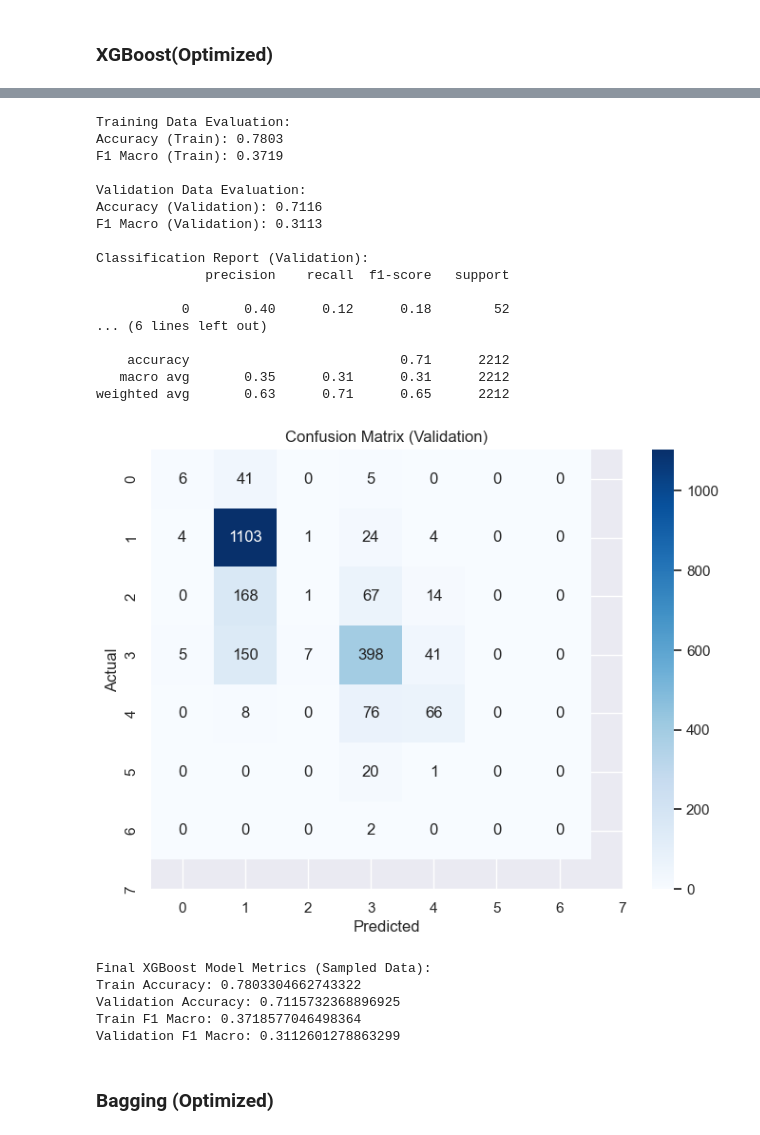
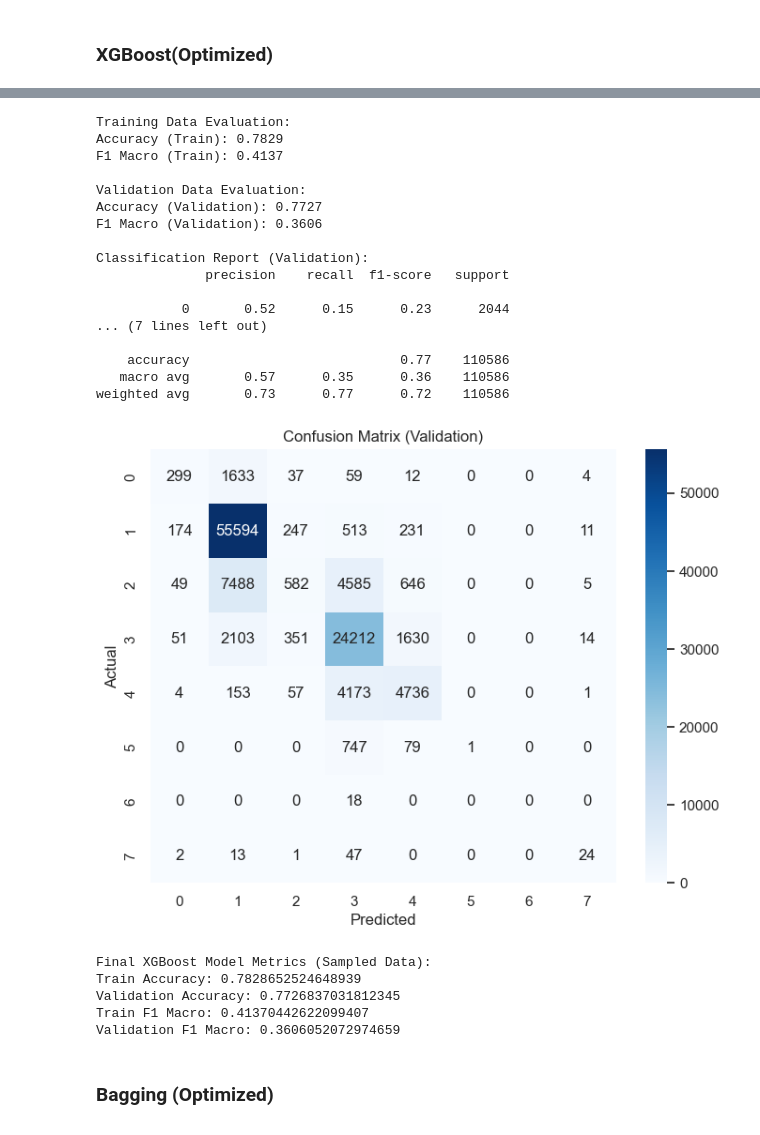
Before and after one commit to JoaoDargent/ML-Project, a Jupyter notebook: 6.Modelling.ipynb, the cells around one changed output, grey strips where cells are left out. Saved outputs shown, nothing was run; the diff lists cells and outputs as text; code cells hidden in the pictures.

```diff
--- a/6.Modelling.ipynb
+++ b/6.Modelling.ipynb
@@ -55,13 +55,6 @@ y_train = pd.read_csv('datasets/scaled_target_train_delivery1.csv', index_col=0)
 X_val = pd.read_csv('datasets/final_data_val_delivery1.csv', index_col=0)
 y_val = pd.read_csv('datasets/scaled_target_val_delivery1.csv', index_col=0)
 X_test = pd.read_csv('datasets/final_data_test_delivery1.csv', index_col=0)
-# %%
-# get only 2% of the data
-X_train = X_train.sample(frac=0.02, random_state=1)
-y_train = y_train.loc[X_train.index]
-X_val = X_val.sample(frac=0.02, random_state=1)
-y_val = y_val.loc[X_val.index]
-X_test = X_test.sample(frac=0.02, random_state=1)
 # %% [markdown]
 # 4. Modelling
 # %% [markdown]
@@ -447,7 +440,7 @@ random_search.fit(X_combined, y_combined)
 best_params_rf = random_search.best_params_
 
 # Model with best parameters
-best_rf = RandomForestClassifier(
+rf_final = RandomForestClassifier(
     n_estimators=best_params_rf['n_estimators'],
     max_depth=best_params_rf['max_depth'],
     min_samples_split=best_params_rf['min_samples_split'],
@@ -455,7 +448,7 @@ best_rf = RandomForestClassifier(
     random_state=42,
     class_weight=class_weight_dict
 )
-best_rf.fit(X_combined, y_combined)
+rf_final.fit(X_combined, y_combined)
 
 print(f"Best parameters: {best_params_rf}")
 # %% [output]
@@ -593,17 +565,6 @@ Best cross-validation score: 0.4029
 # %%
-# Train the final MLP model using the optimal hyperparameters
-final_mlp = MLPClassifier(
-    hidden_layer_sizes=random_search_mlp.best_params_['hidden_layer_sizes'],
-    activation=random_search_mlp.best_params_['activation'],
-    alpha=random_search_mlp.best_params_['alpha'],
-    learning_rate=random_search_mlp.best_params_['learning_rate'],
-    max_iter=random_search_mlp.best_params_['max_iter'],
-    solver='adam',
-    random_state=42
-)
-
 # Evaluate the model
-final_mlp_metrics = evaluate_model(final_mlp, X_train, y_train, X_val,y_val)
+final_mlp_metrics = evaluate_model(best_mlp, X_train, y_train, X_val,y_val)
 
 # Add metrics to metrics_df
 metrics_df.loc['MLP Optimized'] = [
@@ -794,58 +726,43 @@ Best F1 macro score:
 # %%
-# Train the final model with best parameters on sampled training data
-final_xgb_model = XGBClassifier(
-    learning_rate=0.1,
-    n_estimators=best_params_xgb['n_estimators'],
-    max_depth=best_params_xgb['max_depth'],
-    min_child_weight=best_params_xgb['min_child_weight'],
-    gamma=best_params_xgb['gamma'],
-    subsample=best_params_xgb['subsample'],
-    colsample_bytree=best_params_xgb['colsample_bytree'],
-    objective='multi:softprob',
-    num_class=8,
-    random_state=42,
-    eval_metric='mlogloss',
-)
-
 # Evaluate the final XGBoost model using sampled validation data
-final_xgb_metrics = evaluate_model(final_xgb_model, X_train, y_train, X_val, y_val)
+final_xgb_metrics = evaluate_model(best_xgb, X_train, y_train, X_val, y_val)
 
 # Add XGBoost metrics to metrics_df
 metrics_df.loc['XGBoost Optimized'] = [
     final_xgb_metrics['Train Accuracy'],
     final_xgb_metrics['Validation Accuracy'],
     final_xgb_metrics['Train F1 Macro'],
     final_xgb_metrics['Validation F1 Macro']
 ]
 
 # Display the final evaluation metrics
 print("\nFinal XGBoost Model Metrics (Sampled Data):")
 for metric, value in final_xgb_metrics.items():
     print(f"{metric}: {value}")
 # %% [output]
 Training Data Evaluation:
-Accuracy (Train): 0.7803
-F1 Macro (Train): 0.3719
+Accuracy (Train): 0.7829
+F1 Macro (Train): 0.4137
 
 Validation Data Evaluation:
-Accuracy (Validation): 0.7116
-F1 Macro (Validation): 0.3113
+Accuracy (Validation): 0.7727
+F1 Macro (Validation): 0.3606
 
 Classification Report (Validation):
               precision    recall  f1-score   support
 
-           0       0.40      0.12      0.18        52
-... (6 lines left out)
+           0       0.52      0.15      0.23      2044
+... (7 lines left out)
 
-    accuracy                           0.71      2212
-   macro avg       0.35      0.31      0.31      2212
-weighted avg       0.63      0.71      0.65      2212
+    accuracy                           0.77    110586
+   macro avg       0.57      0.35      0.36    110586
+weighted avg       0.73      0.77      0.72    110586
-[figure, old version]
+[figure, new version]
 Final XGBoost Model Metrics (Sampled Data):
-Train Accuracy: 0.7803304662743322
-Validation Accuracy: 0.7115732368896925
-Train F1 Macro: 0.3718577046498364
-Validation F1 Macro: 0.3112601278863299
+Train Accuracy: 0.7828652524648939
+Validation Accuracy: 0.7726837031812345
+Train F1 Macro: 0.41370442622099407
+Validation F1 Macro: 0.3606052072974659
 # %% [markdown]
 ### **Bagging (Optimized)**
 # %%
```
Also changed, not shown: parts of 27 cells of this notebook, 4 other files.
